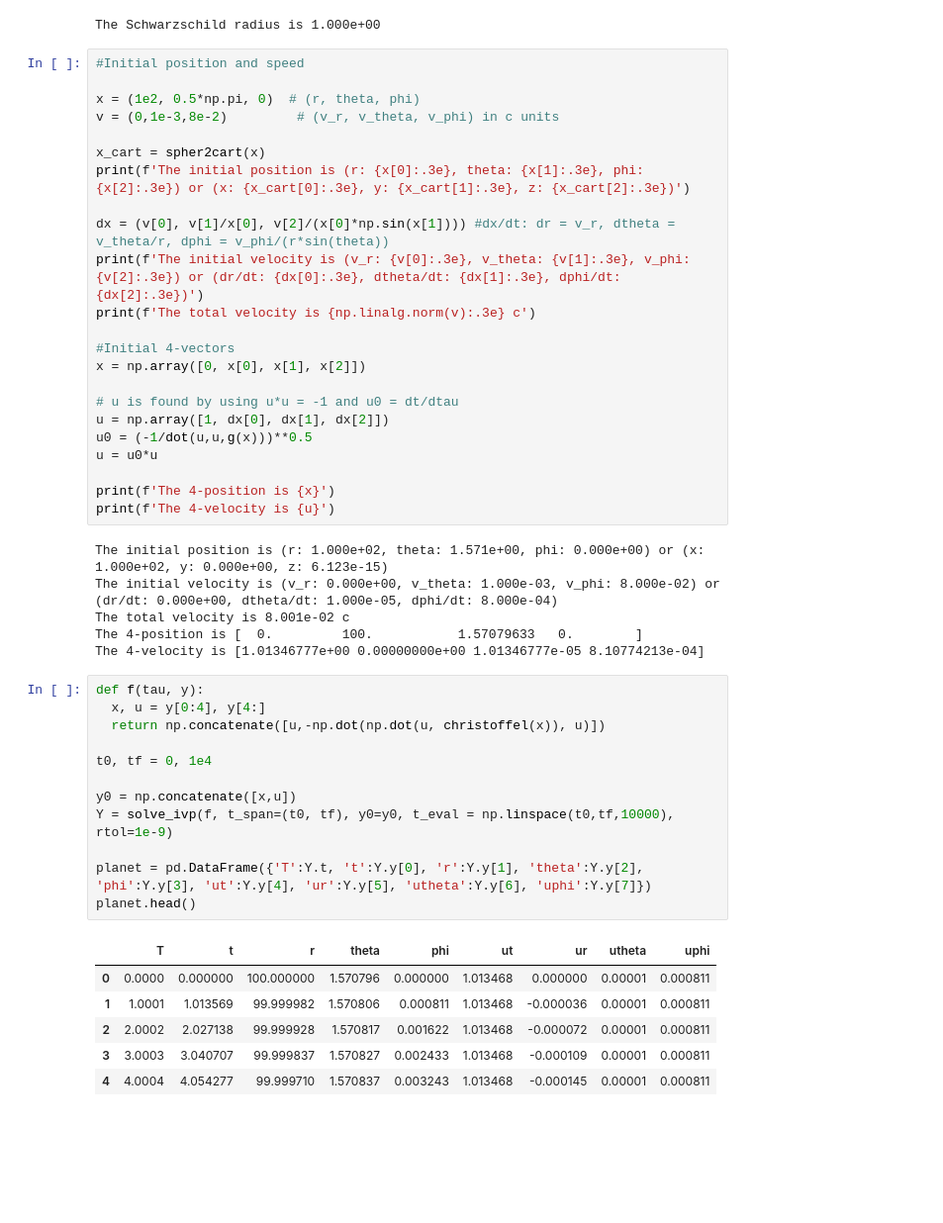
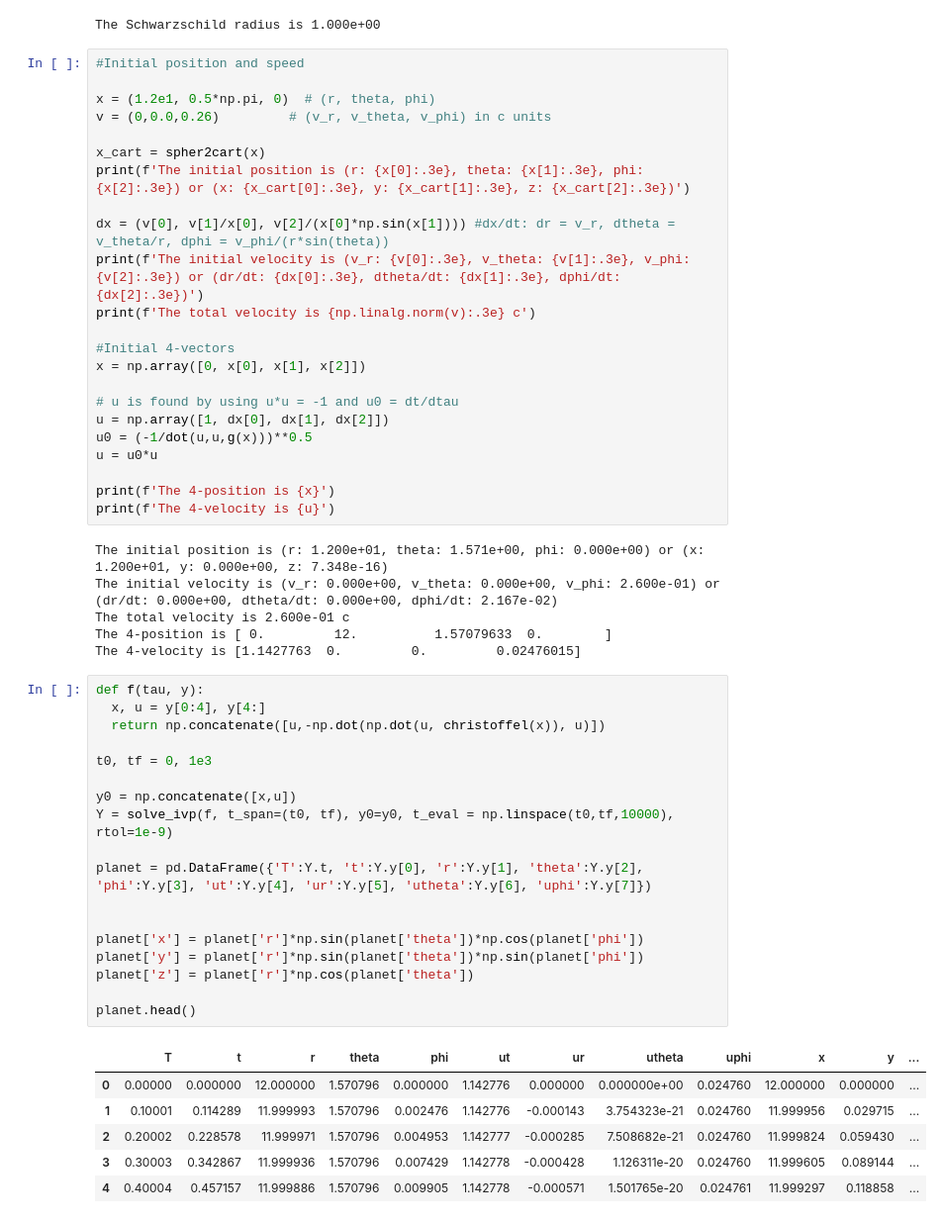
Before and after one commit to Giacomo-Menegatti/Astronomy, a Jupyter notebook: GR_Schwarzschild.ipynb, the cells around one changed output. Shown at 99% size. Cells and saved outputs as stored; diff of their text form; blank space fills up the shorter version.

```diff
--- a/GR_Schwarzschild.ipynb
+++ b/GR_Schwarzschild.ipynb
@@ -85,8 +85,8 @@ The Schwarzschild radius is 1.000e+00
 # %%
 #Initial position and speed
 
-x = (1e2, 0.5*np.pi, 0)  # (r, theta, phi)
-v = (0,1e-3,8e-2)         # (v_r, v_theta, v_phi) in c units
+x = (1.2e1, 0.5*np.pi, 0)  # (r, theta, phi)
+v = (0,0.0,0.26)         # (v_r, v_theta, v_phi) in c units
 
 x_cart = spher2cart(x)
 print(f'The initial position is (r: {x[0]:.3e}, theta: {x[1]:.3e}, phi: {x[2]:.3e}) or (x: {x_cart[0]:.3e}, y: {x_cart[1]:.3e}, z: {x_cart[2]:.3e})')
@@ -106,30 +106,36 @@ u = u0*u
 print(f'The 4-position is {x}')
 print(f'The 4-velocity is {u}')
 # %% [output]
-The initial position is (r: 1.000e+02, theta: 1.571e+00, phi: 0.000e+00) or (x: 1.000e+02, y: 0.000e+00, z: 6.123e-15)
-The initial velocity is (v_r: 0.000e+00, v_theta: 1.000e-03, v_phi: 8.000e-02) or (dr/dt: 0.000e+00, dtheta/dt: 1.000e-05, dphi/dt: 8.000e-04)
-The total velocity is 8.001e-02 c
-The 4-position is [  0.         100.           1.57079633   0.        ]
-The 4-velocity is [1.01346777e+00 0.00000000e+00 1.01346777e-05 8.10774213e-04]
+The initial position is (r: 1.200e+01, theta: 1.571e+00, phi: 0.000e+00) or (x: 1.200e+01, y: 0.000e+00, z: 7.348e-16)
+The initial velocity is (v_r: 0.000e+00, v_theta: 0.000e+00, v_phi: 2.600e-01) or (dr/dt: 0.000e+00, dtheta/dt: 0.000e+00, dphi/dt: 2.167e-02)
+The total velocity is 2.600e-01 c
+The 4-position is [ 0.         12.          1.57079633  0.        ]
+The 4-velocity is [1.1427763  0.         0.         0.02476015]
 # %%
 def f(tau, y):
   x, u = y[0:4], y[4:]
   return np.concatenate([u,-np.dot(np.dot(u, christoffel(x)), u)])
 
-t0, tf = 0, 1e4
+t0, tf = 0, 1e3
 
 y0 = np.concatenate([x,u])
 Y = solve_ivp(f, t_span=(t0, tf), y0=y0, t_eval = np.linspace(t0,tf,10000), rtol=1e-9)
 
 planet = pd.DataFrame({'T':Y.t, 't':Y.y[0], 'r':Y.y[1], 'theta':Y.y[2], 'phi':Y.y[3], 'ut':Y.y[4], 'ur':Y.y[5], 'utheta':Y.y[6], 'uphi':Y.y[7]})
+
+
+planet['x'] = planet['r']*np.sin(planet['theta'])*np.cos(planet['phi'])
+planet['y'] = planet['r']*np.sin(planet['theta'])*np.sin(planet['phi'])
+planet['z'] = planet['r']*np.cos(planet['theta'])
+
 planet.head()
 # %% [output]
-|  | T | t | r | theta | phi | ut | ur | utheta | uphi |
-| 0 | 0.0000 | 0.000000 | 100.000000 | 1.570796 | 0.000000 | 1.013468 | 0.000000 | 0.00001 | 0.000811 |
-| 1 | 1.0001 | 1.013569 | 99.999982 | 1.570806 | 0.000811 | 1.013468 | -0.000036 | 0.00001 | 0.000811 |
-| 2 | 2.0002 | 2.027138 | 99.999928 | 1.570817 | 0.001622 | 1.013468 | -0.000072 | 0.00001 | 0.000811 |
-| 3 | 3.0003 | 3.040707 | 99.999837 | 1.570827 | 0.002433 | 1.013468 | -0.000109 | 0.00001 | 0.000811 |
-| 4 | 4.0004 | 4.054277 | 99.999710 | 1.570837 | 0.003243 | 1.013468 | -0.000145 | 0.00001 | 0.000811 |
+|  | T | t | r | theta | phi | ut | ur | utheta | uphi | x | y | ... |
+| 0 | 0.00000 | 0.000000 | 12.000000 | 1.570796 | 0.000000 | 1.142776 | 0.000000 | 0.000000e+00 | 0.024760 | 12.000000 | 0.000000 | ... |
+| 1 | 0.10001 | 0.114289 | 11.999993 | 1.570796 | 0.002476 | 1.142776 | -0.000143 | 3.754323e-21 | 0.024760 | 11.999956 | 0.029715 | ... |
+| 2 | 0.20002 | 0.228578 | 11.999971 | 1.570796 | 0.004953 | 1.142777 | -0.000285 | 7.508682e-21 | 0.024760 | 11.999824 | 0.059430 | ... |
+| 3 | 0.30003 | 0.342867 | 11.999936 | 1.570796 | 0.007429 | 1.142778 | -0.000428 | 1.126311e-20 | 0.024760 | 11.999605 | 0.089144 | ... |
+| 4 | 0.40004 | 0.457157 | 11.999886 | 1.570796 | 0.009905 | 1.142778 | -0.000571 | 1.501765e-20 | 0.024761 | 11.999297 | 0.118858 | ... |
 # %%
 fig = plt.figure('orbit')
 ax = fig.add_subplot(projection='3d')
```
Also changed, not shown: parts of 2 cells of this notebook.
